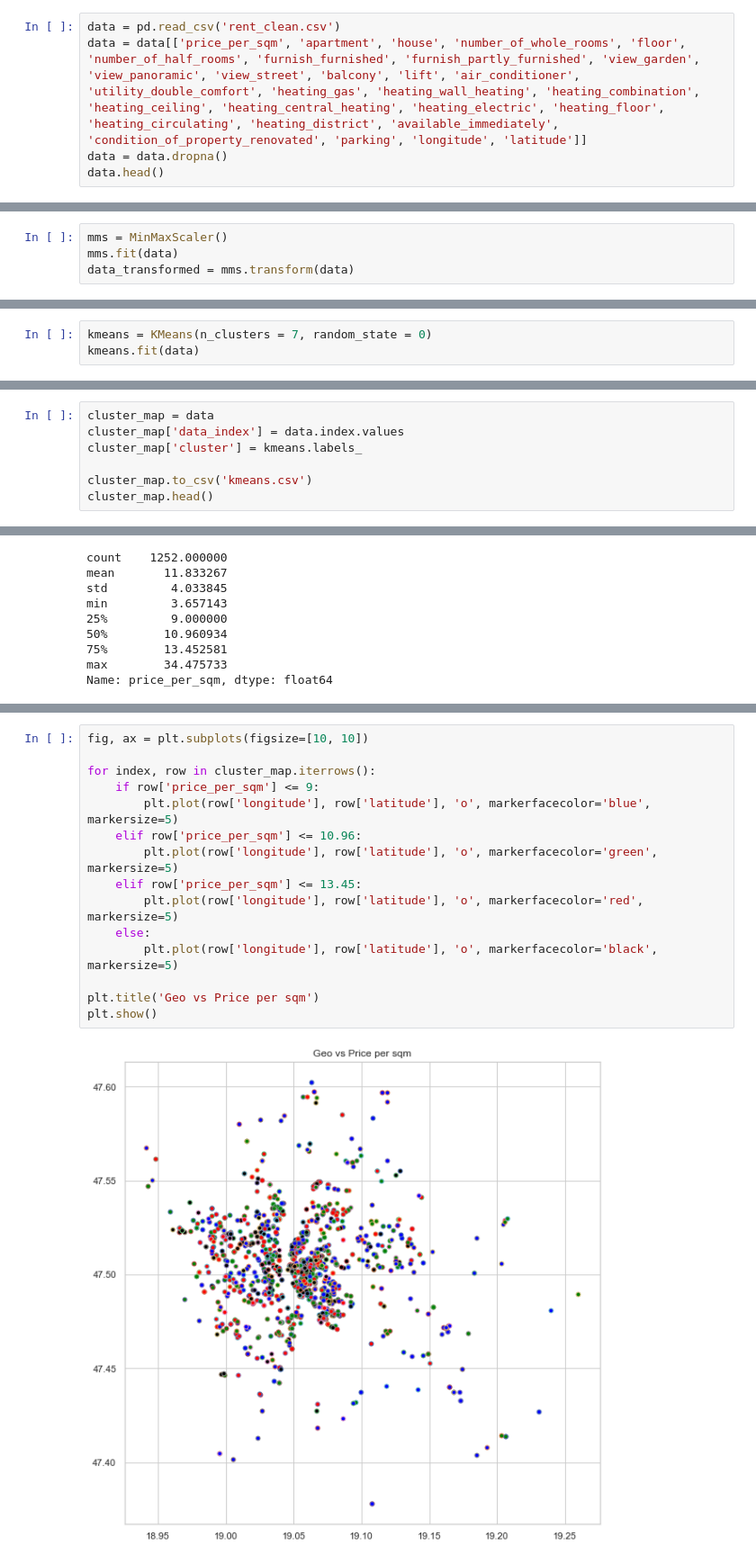
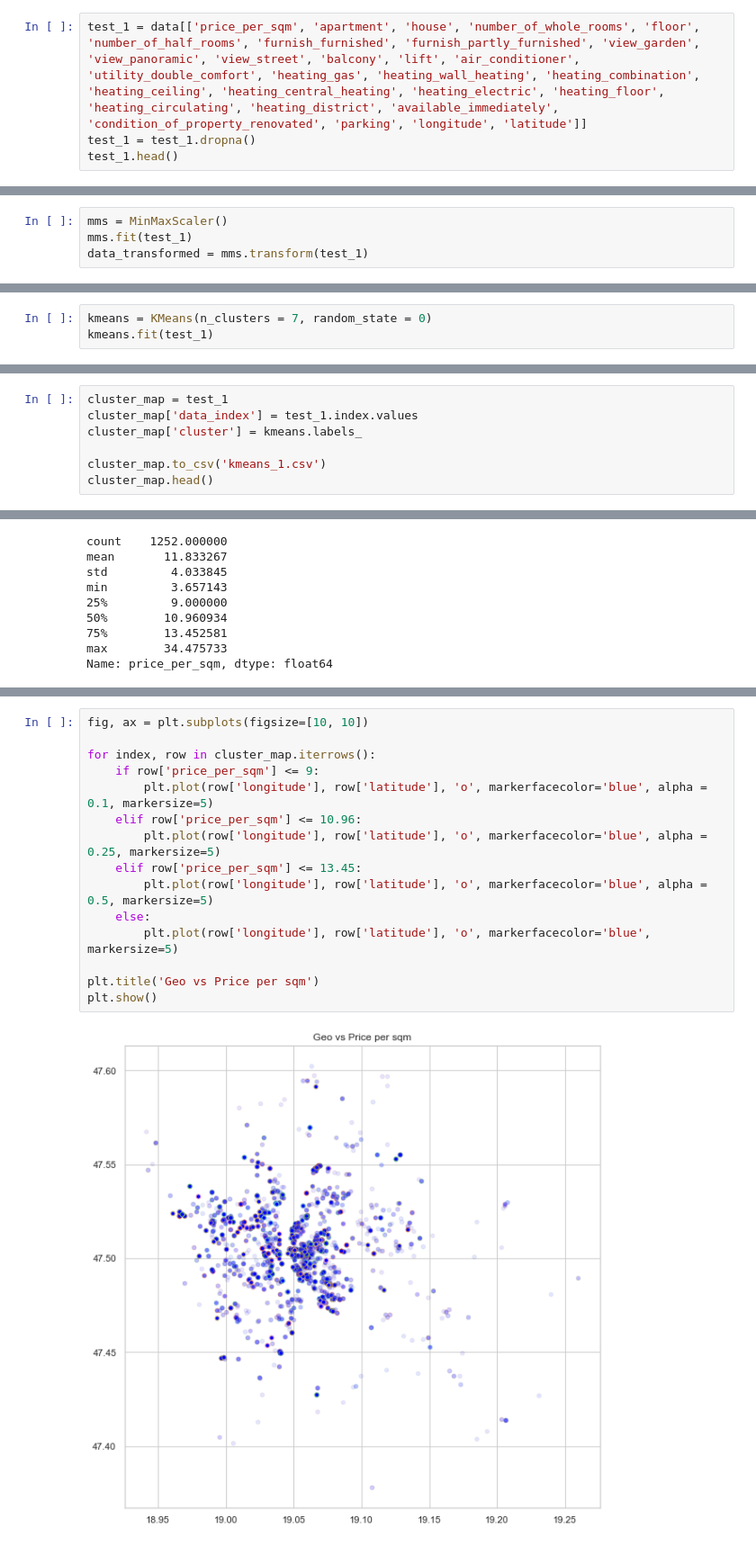
Before and after one commit to tianshan7777/4thYearProject, a Jupyter notebook: notebook/cluster_kmeans.ipynb, the cells around one changed output, grey strips where cells are left out. Shown: that part at 90% size. Cells and saved outputs as stored; diff of their text form.

```diff
--- a/notebook/cluster_kmeans.ipynb
+++ b/notebook/cluster_kmeans.ipynb
@@ -8,8 +10,7 @@ import seaborn as sns
 # %%
-data = pd.read_csv('rent_clean.csv')
-data = data[['price_per_sqm', 'apartment', 'house', 'number_of_whole_rooms', 'floor', 'number_of_half_rooms', 'furnish_furnished', 'furnish_partly_furnished', 'view_garden', 'view_panoramic', 'view_street', 'balcony', 'lift', 'air_conditioner', 'utility_double_comfort', 'heating_gas', 'heating_wall_heating', 'heating_combination', 'heating_ceiling', 'heating_central_heating', 'heating_electric', 'heating_floor', 'heating_circulating', 'heating_district', 'available_immediately', 'condition_of_property_renovated', 'parking', 'longitude', 'latitude']]
-data = data.dropna()
-data.head()
+test_1 = data[['price_per_sqm', 'apartment', 'house', 'number_of_whole_rooms', 'floor', 'number_of_half_rooms', 'furnish_furnished', 'furnish_partly_furnished', 'view_garden', 'view_panoramic', 'view_street', 'balcony', 'lift', 'air_conditioner', 'utility_double_comfort', 'heating_gas', 'heating_wall_heating', 'heating_combination', 'heating_ceiling', 'heating_central_heating', 'heating_electric', 'heating_floor', 'heating_circulating', 'heating_district', 'available_immediately', 'condition_of_property_renovated', 'parking', 'longitude', 'latitude']]
+test_1 = test_1.dropna()
+test_1.head()
 # %% [output]
 |  | price_per_sqm | apartment | house | number_of_whole_rooms | floor | number_of_half_rooms | ... |
 | 9 | 10.725806 | 1 | 0 | 2.0 | 1.0 | 0.0 | ... |
@@ -36,7 +37,7 @@ data[continuous_features].describe()
 # %%
 mms = MinMaxScaler()
-mms.fit(data)
-data_transformed = mms.transform(data)
+mms.fit(test_1)
+data_transformed = mms.transform(test_1)
 # %%
 Sum_of_squared_distances = []
 K = range(1,30)
@@ -55,17 +56,17 @@ plt.show()
 [figure]
 # %%
 kmeans = KMeans(n_clusters = 7, random_state = 0)
-kmeans.fit(data)
+kmeans.fit(test_1)
 # %% [output]
 KMeans(algorithm='auto', copy_x=True, init='k-means++', max_iter=300,
     n_clusters=7, n_init=10, n_jobs=None, precompute_distances='auto',
     random_state=0, tol=0.0001, verbose=0)
 # %%
-cluster_map = data
-cluster_map['data_index'] = data.index.values
+cluster_map = test_1
+cluster_map['data_index'] = test_1.index.values
 cluster_map['cluster'] = kmeans.labels_
 
-cluster_map.to_csv('kmeans.csv')
+cluster_map.to_csv('kmeans_1.csv')
 cluster_map.head()
 # %% [output]
 |  | price_per_sqm | apartment | house | number_of_whole_rooms | floor | number_of_half_rooms | ... |
@@ -120,17 +121,17 @@ sns.boxplot(cluster_map['price_per_sqm'])
 # %%
 fig, ax = plt.subplots(figsize=[10, 10])
 
 for index, row in cluster_map.iterrows():
     if row['price_per_sqm'] <= 9:
+        plt.plot(row['longitude'], row['latitude'], 'o', markerfacecolor='blue', alpha = 0.1, markersize=5)
+    elif row['price_per_sqm'] <= 10.96:
+        plt.plot(row['longitude'], row['latitude'], 'o', markerfacecolor='blue', alpha = 0.25, markersize=5)
+    elif row['price_per_sqm'] <= 13.45:
+        plt.plot(row['longitude'], row['latitude'], 'o', markerfacecolor='blue', alpha = 0.5, markersize=5)
+    else:
         plt.plot(row['longitude'], row['latitude'], 'o', markerfacecolor='blue', markersize=5)
-    elif row['price_per_sqm'] <= 10.96:
-        plt.plot(row['longitude'], row['latitude'], 'o', markerfacecolor='green', markersize=5)
-    elif row['price_per_sqm'] <= 13.45:
-        plt.plot(row['longitude'], row['latitude'], 'o', markerfacecolor='red', markersize=5)
-    else:
-        plt.plot(row['longitude'], row['latitude'], 'o', markerfacecolor='black', markersize=5)
 
 plt.title('Geo vs Price per sqm')
 plt.show()
 # %% [output]
-[figure, old version]
+[figure, new version]
```
Also changed, not shown: parts of 13 cells of this notebook, 35 other files.
